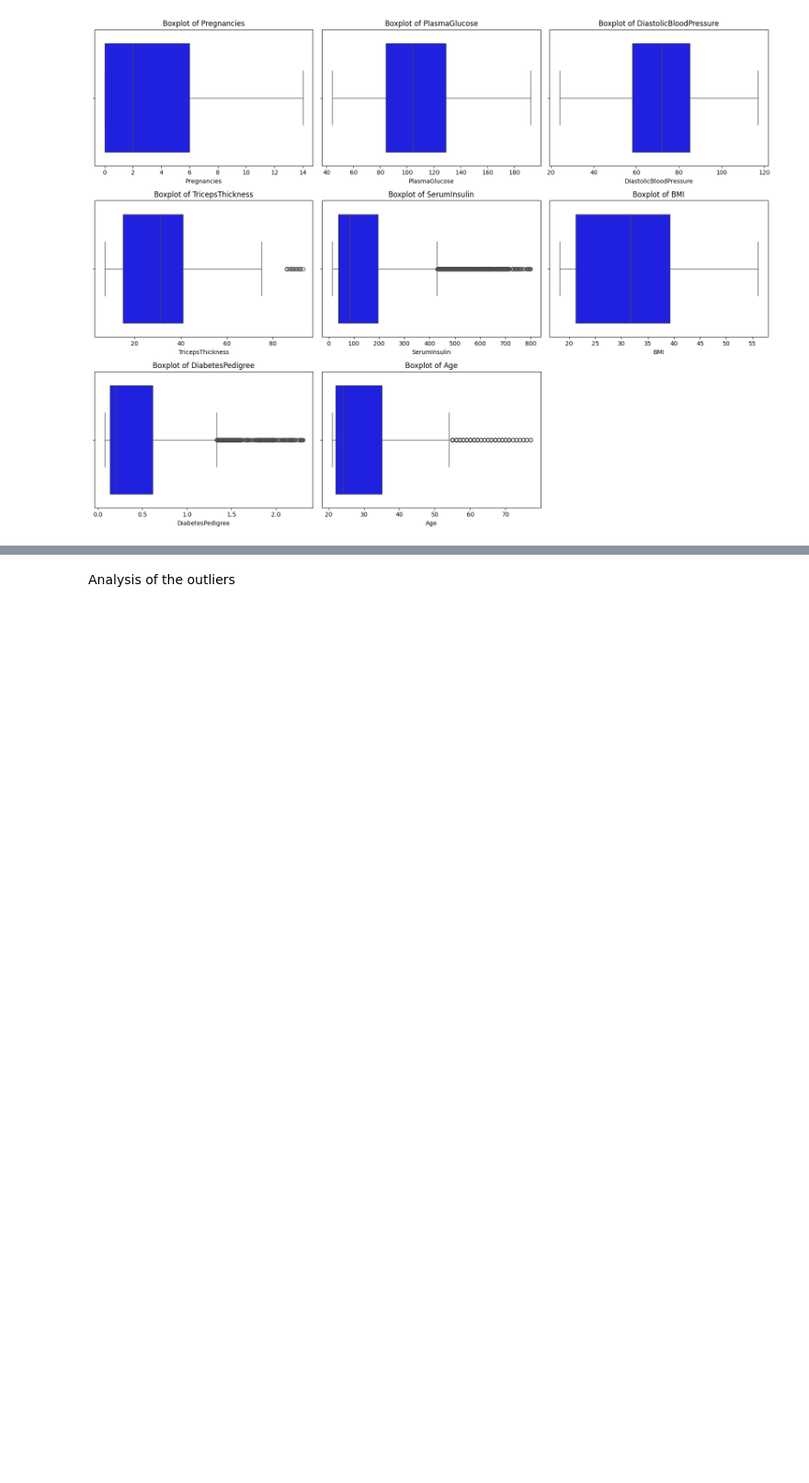
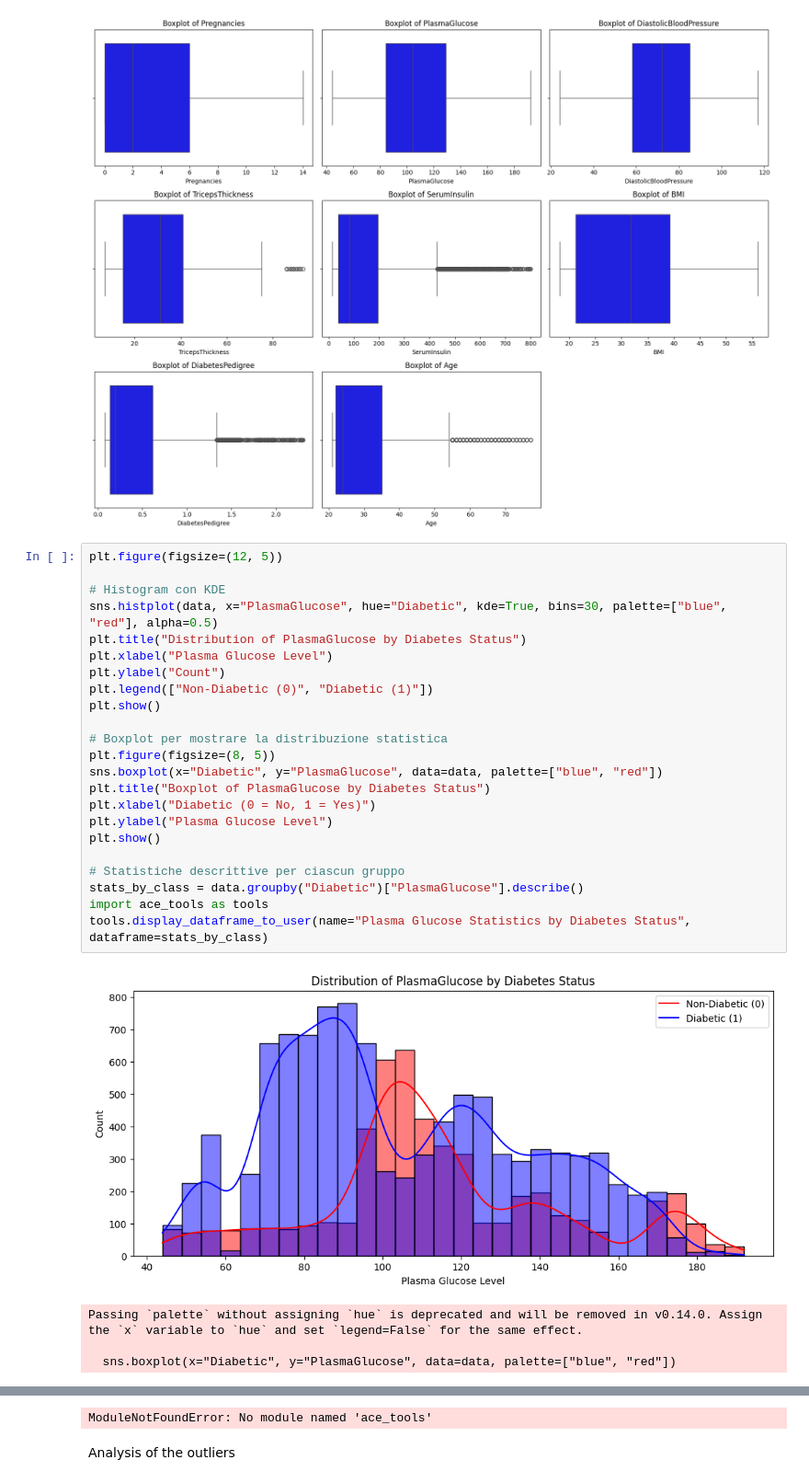
Before and after one commit to Lucky12348/diabetes_prediction, a Jupyter notebook: Diabetes_prediciton.ipynb, the cells around one changed output, grey strips where cells are left out. Shown at 92% size. Saved outputs shown, nothing was run; the diff lists cells and outputs as text; blank space fills up the shorter version.

```diff
--- a/Diabetes_prediciton.ipynb
+++ b/Diabetes_prediciton.ipynb
@@ -148,3 +148,31 @@ plt.tight_layout()  # Adjust layout to prevent overlapping
 plt.show()
 # %% [output]
 [figure]
+# %%
+plt.figure(figsize=(12, 5))
+
+# Histogram con KDE
+sns.histplot(data, x="PlasmaGlucose", hue="Diabetic", kde=True, bins=30, palette=["blue", "red"], alpha=0.5)
+plt.title("Distribution of PlasmaGlucose by Diabetes Status")
+plt.xlabel("Plasma Glucose Level")
+plt.ylabel("Count")
+plt.legend(["Non-Diabetic (0)", "Diabetic (1)"])
+plt.show()
+
+# Boxplot per mostrare la distribuzione statistica
+plt.figure(figsize=(8, 5))
+sns.boxplot(x="Diabetic", y="PlasmaGlucose", data=data, palette=["blue", "red"])
+plt.title("Boxplot of PlasmaGlucose by Diabetes Status")
+plt.xlabel("Diabetic (0 = No, 1 = Yes)")
+plt.ylabel("Plasma Glucose Level")
+plt.show()
+
+# Statistiche descrittive per ciascun gruppo
+stats_by_class = data.groupby("Diabetic")["PlasmaGlucose"].describe()
+import ace_tools as tools
+tools.display_dataframe_to_user(name="Plasma Glucose Statistics by Diabetes Status", dataframe=stats_by_class)
+# %% [output]
+[figure, added]
+Passing `palette` without assigning `hue` is deprecated and will be removed in v0.14.0. Assign the `x` variable to `hue` and set `legend=False` for the same effect.
+
+  sns.boxplot(x="Diabetic", y="PlasmaGlucose", data=data, palette=["blue", "red"])
@@ -151,3 +180,4 @@ plt.show()
+ModuleNotFoundError: No module named 'ace_tools'
 # %% [markdown]
 Analysis of the outliers
 # %%
```
Also changed, not shown: parts of 12 cells of this notebook, 2 other files.
